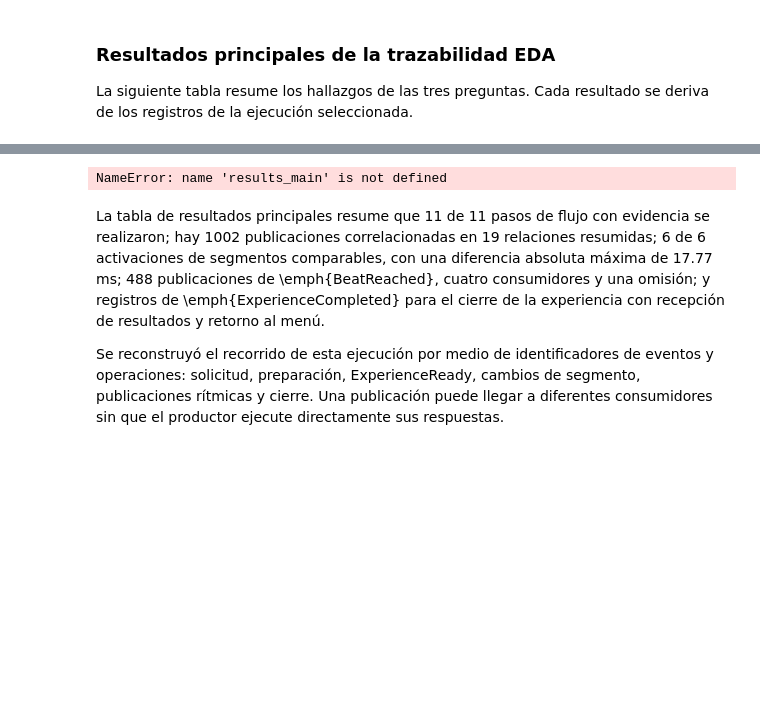
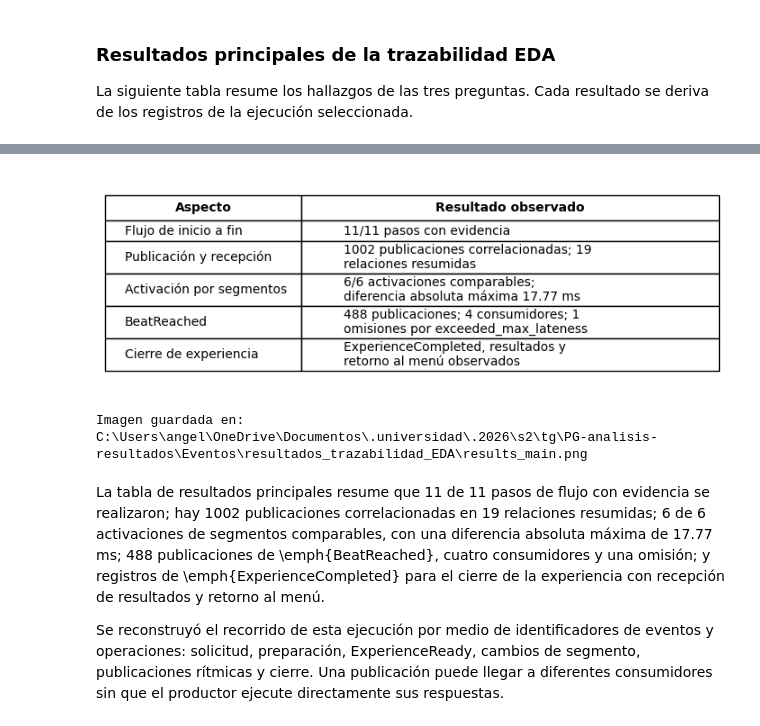
Before and after one commit to angelargd8/PG-analisis-resultados, a Jupyter notebook: Eventos/EDA.ipynb, the cells around one changed output, grey strips where cells are left out. Drawn from its saved outputs; the diff is of its cells as text; code cells hidden in the pictures; blank space fills up the shorter version.

Commit message:
fix table

```diff
--- a/Eventos/EDA.ipynb
+++ b/Eventos/EDA.ipynb
@@ -627,3 +627,28 @@ Acerca de la figura, la mediana registrada para la preparación de la secuencia
 # %% [markdown]
 ### Resultados principales de la trazabilidad EDA
 La siguiente tabla resume los hallazgos de las tres preguntas. Cada resultado se deriva de los registros de la ejecución seleccionada.
+# %%
+# Resumen ejecutivo: se calcula desde las tablas ya derivadas de la ejecucion seleccionada.
+flow_verified = int(coverage_main.Estado.eq('Verificado en esta captura').sum())
+flow_total = int(len(coverage_main))
+correlated_in_run = event_chains_run[event_chains_run.publish_mono_s.between(run_start_mono, run_end_mono)]
+correlated_publications = int(correlated_in_run.event_id.nunique())
+relationship_count = int(len(event_relationships))
+comparable_activations = activation_table['Tiempo musical observado (s)'].notna() & activation_table['Diferencia entre la frontera musical configurada y el tiempo registrado de activaci\u00f3n (ms)'].notna()
+activation_count = int(comparable_activations.sum())
+activation_total = int(len(activation_table))
+max_activation_delta = float(activation_table.loc[comparable_activations, 'Diferencia entre la frontera musical configurada y el tiempo registrado de activaci\u00f3n (ms)'].abs().max()) if activation_count else float('nan')
+beat_publications = int(len(beat_pubs))
+beat_consumers = int(beat_recs.receiver.nunique()) if len(beat_recs) else 0
+beat_omission_count = int(len(beat_omissions))
+closure = coverage_main.loc[coverage_main.Etapa.eq('Cierre, resultados y retorno al men\u00fa'), 'Estado']
+closure_observed = bool(len(closure) and closure.iloc[0] == 'Verificado en esta captura')
+
+results_main = pd.DataFrame([
+    {'Aspecto': 'Flujo de inicio a fin', 'Resultado observado': f'{flow_verified}/{flow_total} pasos con evidencia'},
+    {'Aspecto': 'Publicaci\u00f3n y recepci\u00f3n', 'Resultado observado': f'{correlated_publications} publicaciones correlacionadas; {relationship_count} relaciones resumidas'},
+    {'Aspecto': 'Activaci\u00f3n por segmentos', 'Resultado observado': f'{activation_count}/{activation_total} activaciones comparables; diferencia absoluta m\u00e1xima {max_activation_delta:.2f} ms'},
+    {'Aspecto': 'BeatReached', 'Resultado observado': f'{beat_publications} publicaciones; {beat_consumers} consumidores; {beat_omission_count} omisiones por exceeded_max_lateness'},
+    {'Aspecto': 'Cierre de experiencia', 'Resultado observado': 'ExperienceCompleted, resultados y retorno al men\u00fa observados' if closure_observed else 'Sin evidencia completa de cierre, resultados y retorno al men\u00fa'}
+])
+display(results_main)
@@ -662,7 +694,7 @@ results_export["Aspecto"] = (
 )
 
 
-fig, ax = plt.subplots(figsize=(13, 5))
+fig, ax = plt.subplots(figsize=(8.8, 3.0))
 ax.axis("off")
 
 tabla = ax.table(
@@ -675,39 +707,40 @@ tabla = ax.table(
 )
 
 tabla.auto_set_font_size(False)
-tabla.set_fontsize(13)
+tabla.set_fontsize(10)
 
 
 for fila in range(1, len(results_export) + 1):
     max_lineas = max(
         results_export.iloc[fila - 1].astype(str)
         .apply(lambda x: x.count("\n") + 1)
     )
 
     altura = 0.10 + (max_lineas - 1) * 0.055
 
     for columna in range(len(results_export.columns)):
         tabla[(fila, columna)].set_height(altura)
 
 for columna in range(len(results_export.columns)):
     tabla[(0, columna)].set_text_props(weight="bold")
     tabla[(0, columna)].set_height(0.12)
 
 archivo = Path("resultados_trazabilidad_EDA/results_main.png")
 archivo.parent.mkdir(parents=True, exist_ok=True)
 
 plt.savefig(
     archivo,
     dpi=300,
     bbox_inches="tight"
 )
 
 plt.show()
 
 print("Imagen guardada en:", archivo.resolve())
 # display(Image(filename=str(archivo)))
 # %% [output]
+[figure, added]
-NameError: name 'results_main' is not defined
+Imagen guardada en: C:\Users\angel\OneDrive\Documentos\.universidad\.2026\s2\tg\PG-analisis-resultados\Eventos\resultados_trazabilidad_EDA\results_main.png
 # %% [markdown]
 La tabla de resultados principales resume que 11 de 11 pasos de flujo con evidencia se realizaron; hay 1002 publicaciones correlacionadas en 19 relaciones resumidas;
 6 de 6 activaciones de segmentos comparables, con una diferencia absoluta máxima de 17.77 ms;
```
Also changed, not shown: parts of 1 cell of this notebook, 1 other file.
